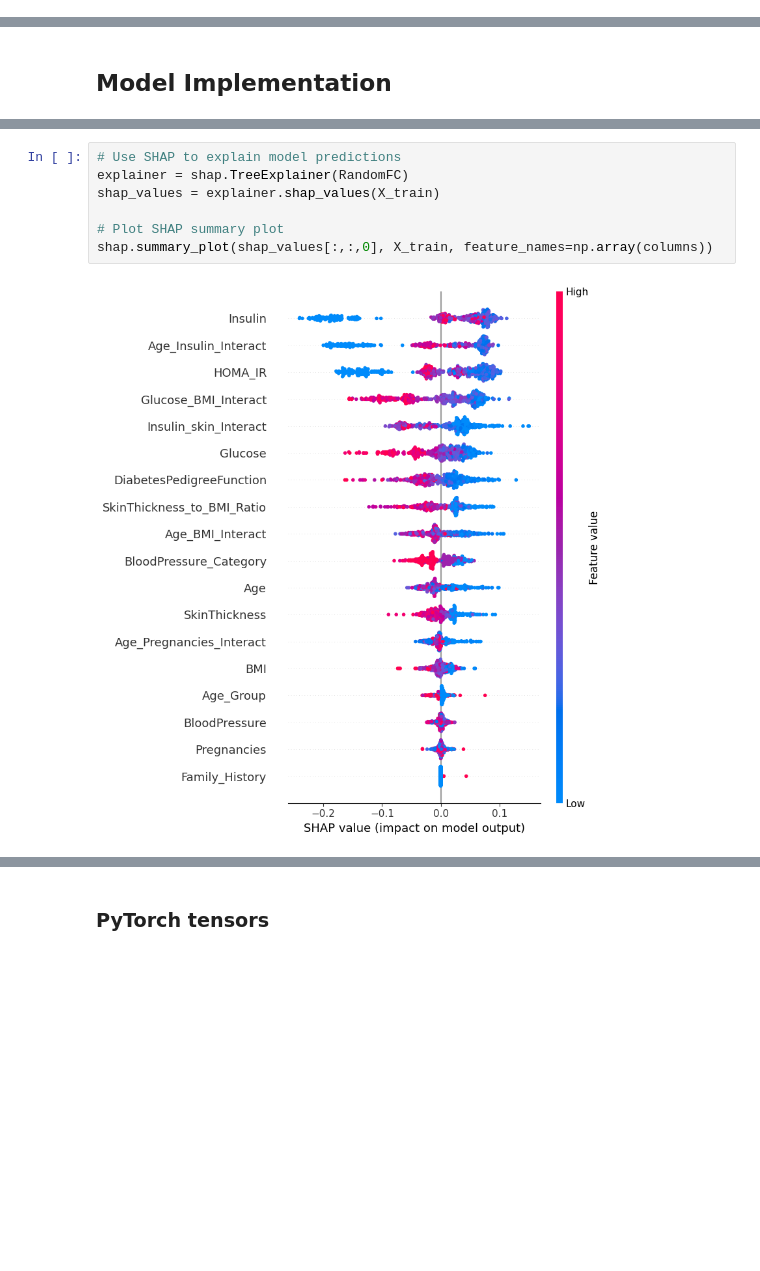
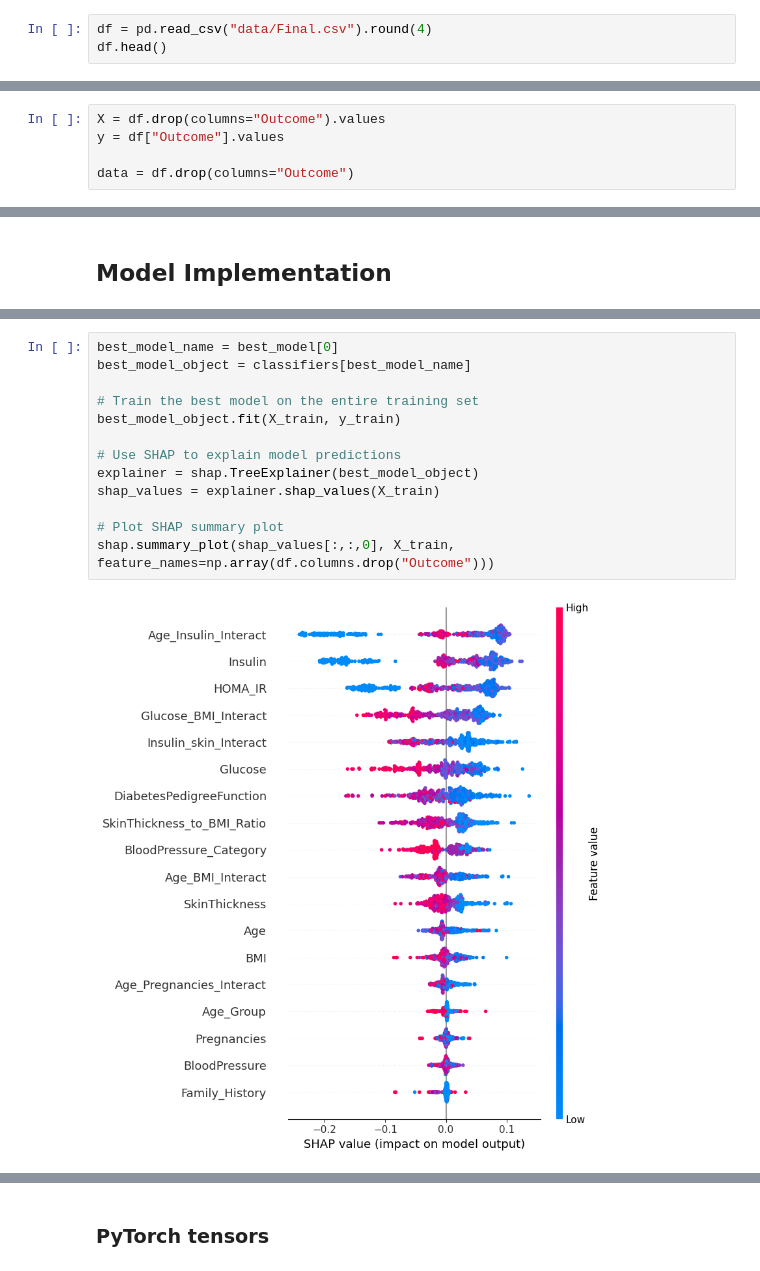
Before and after one commit to AmirMohammadiKarbalaei/Pima-Indians-Diabetes, a Jupyter notebook: Model.ipynb, the cells around one changed output, grey strips where cells are left out. Drawn from its saved outputs; the diff is of its cells as text; blank space fills up the shorter version.

```diff
--- a/Model.ipynb
+++ b/Model.ipynb
@@ -60,0 +37,3 @@ data.head()
+# %%
+df = pd.read_csv("data/Final.csv").round(4)
+df.head()
@@ -61,3 +47,8 @@ data.head()
+# %%
+X = df.drop(columns="Outcome").values
+y = df["Outcome"].values
+
+data = df.drop(columns="Outcome")
 # %% [markdown]
 ## Data Split
 # %% [markdown]
@@ -155,9 +128,15 @@ Test accuracy with RandomFC: 0.9285714285714286
 # %%
+best_model_name = best_model[0]
+best_model_object = classifiers[best_model_name]
+
+# Train the best model on the entire training set
+best_model_object.fit(X_train, y_train)
+
 # Use SHAP to explain model predictions
-explainer = shap.TreeExplainer(RandomFC)
+explainer = shap.TreeExplainer(best_model_object)
 shap_values = explainer.shap_values(X_train)
 
 # Plot SHAP summary plot
-shap.summary_plot(shap_values[:,:,0], X_train, feature_names=np.array(columns))
+shap.summary_plot(shap_values[:,:,0], X_train, feature_names=np.array(df.columns.drop("Outcome")))
 # %% [output]
-[figure, old version]
+[figure, new version]
```
Also changed, not shown: parts of 43 cells of this notebook, 4 other files.
